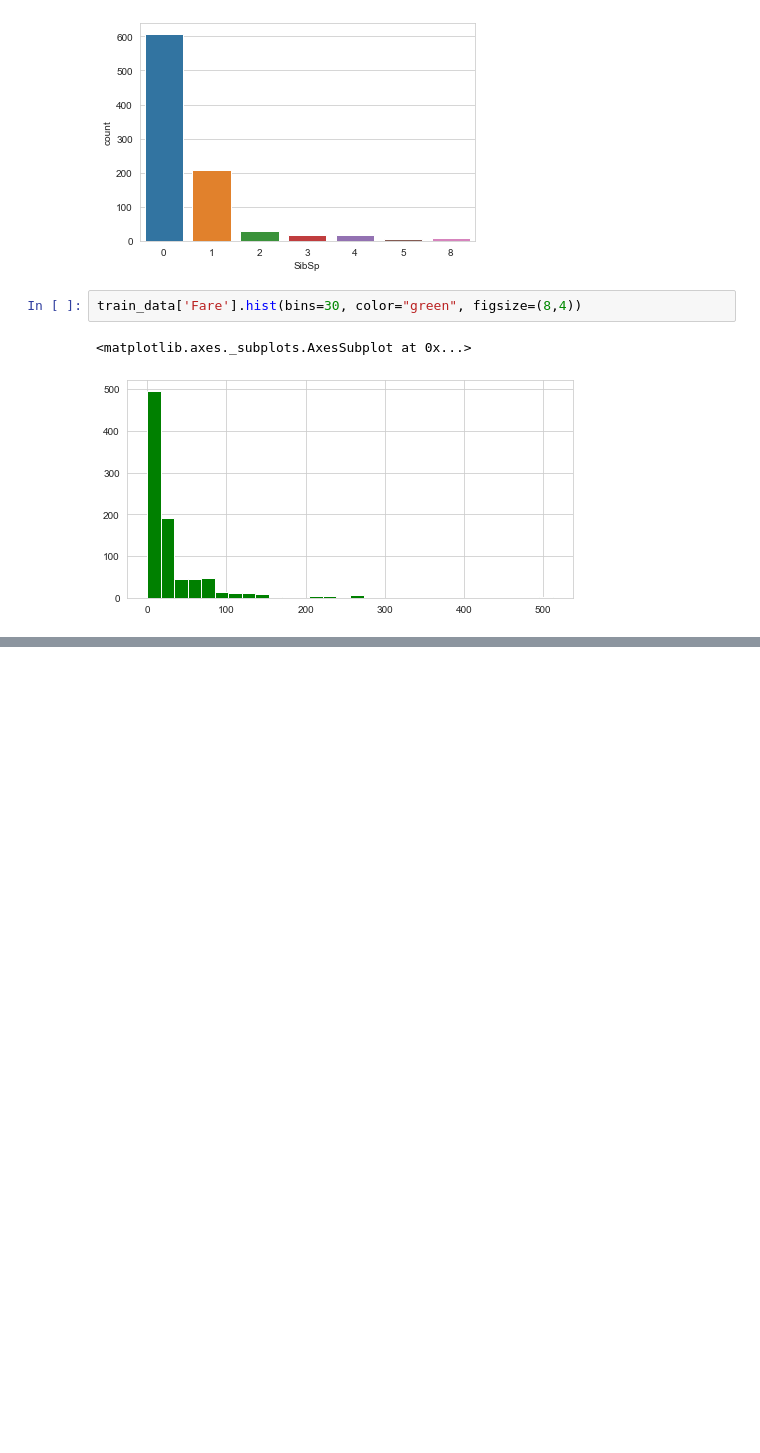
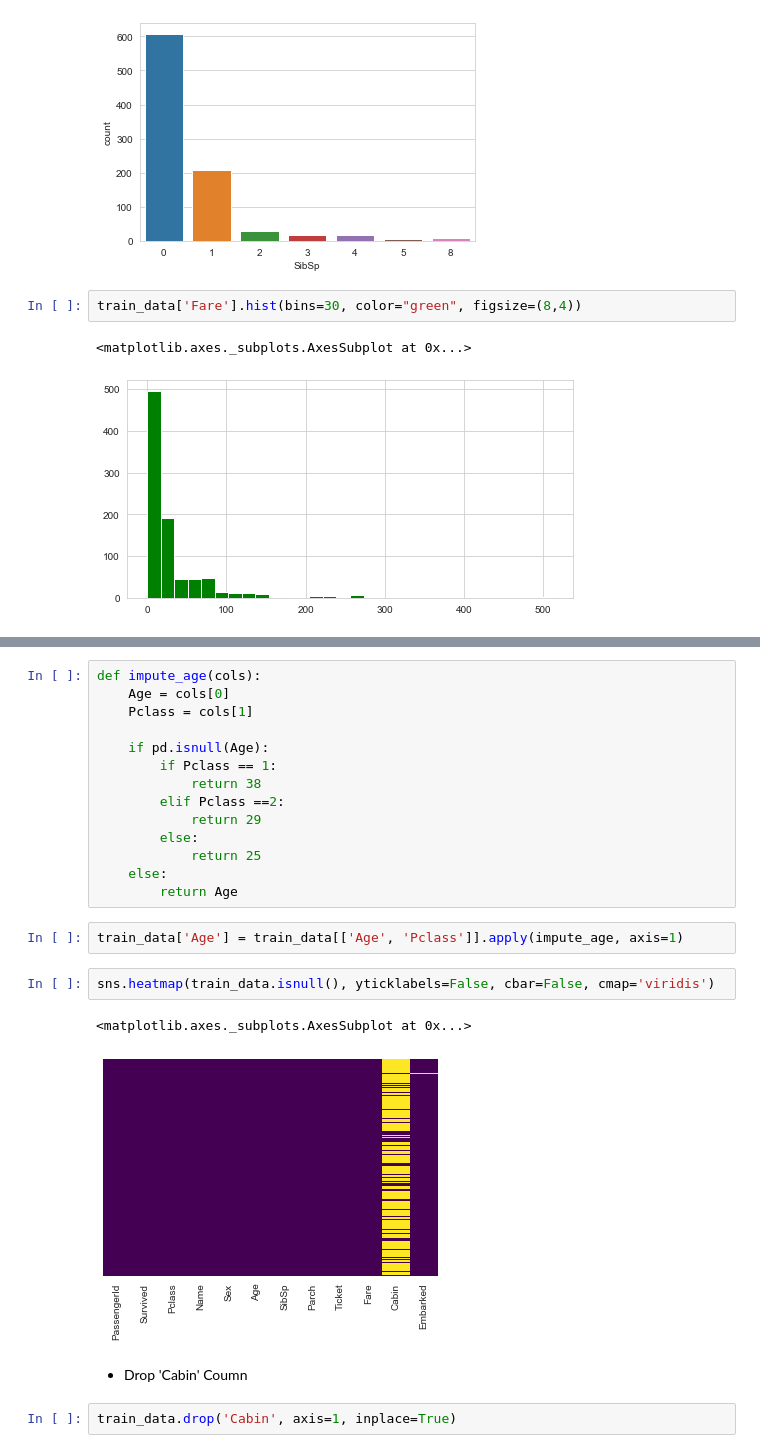
Before and after one commit to vannads/python-demos, a Jupyter notebook: machine_learning/Logistic_regression_titanic_survivor.ipynb, the cells around one changed output, grey strips where cells are left out. Cells and saved outputs as stored; diff of their text form; blank space fills up the shorter version.

```diff
--- a/machine_learning/Logistic_regression_titanic_survivor.ipynb
+++ b/machine_learning/Logistic_regression_titanic_survivor.ipynb
@@ -76,0 +98,25 @@ train_data['Fare'].hist(bins=30, color="green", figsize=(8,4))
+# %%
+def impute_age(cols):
+    Age = cols[0]
+    Pclass = cols[1]
+
+    if pd.isnull(Age):
+        if Pclass == 1:
+            return 38
+        elif Pclass ==2:
+            return 29
+        else:
+            return 25
+    else:
+        return Age
+# %%
+train_data['Age'] = train_data[['Age', 'Pclass']].apply(impute_age, axis=1)
+# %%
+sns.heatmap(train_data.isnull(), yticklabels=False, cbar=False, cmap='viridis')
+# %% [output]
+<matplotlib.axes._subplots.AxesSubplot at 0x...>
+[figure, added]
+# %% [markdown]
+- Drop 'Cabin' Coumn
+# %%
+train_data.drop('Cabin', axis=1, inplace=True)
```
Also changed, not shown: parts of 29 cells of this notebook.
